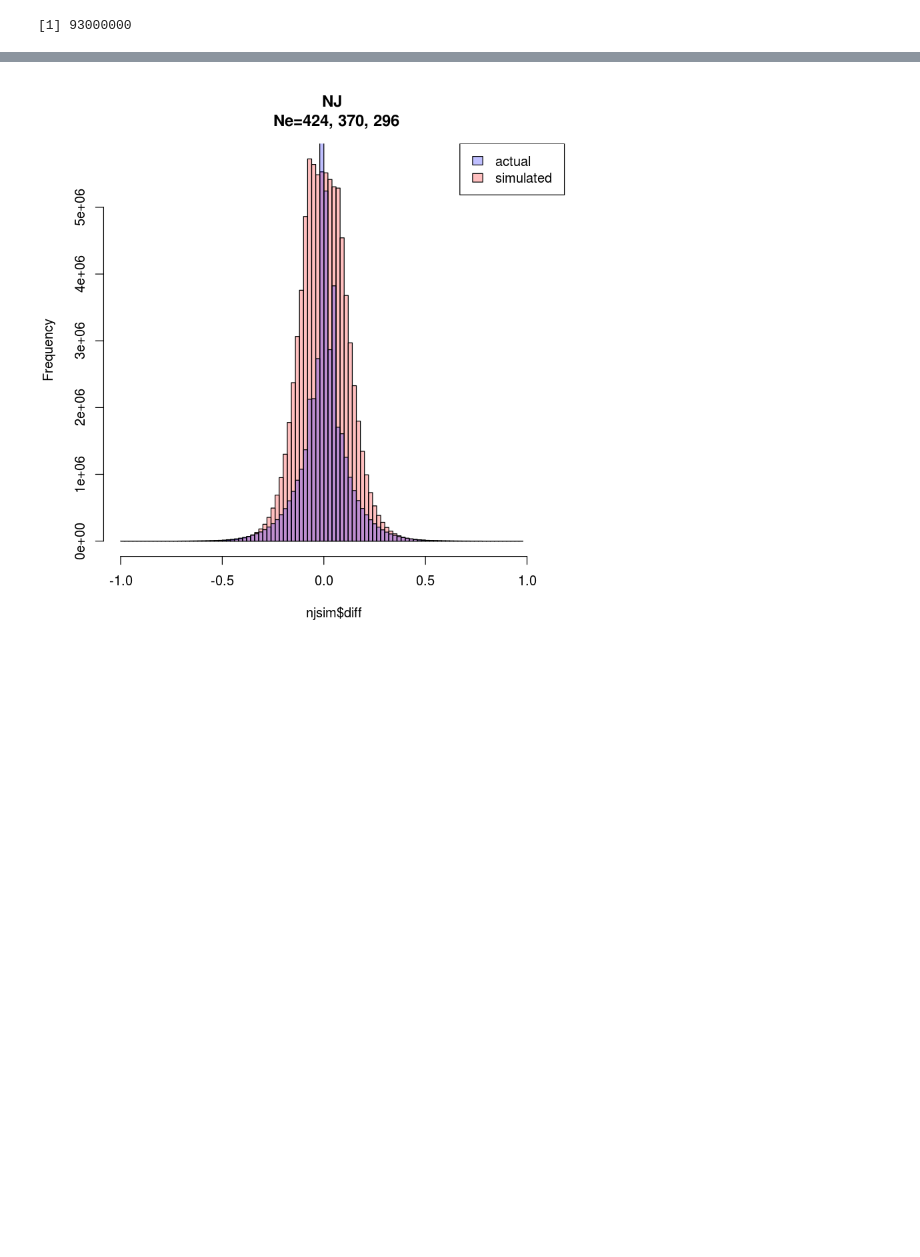
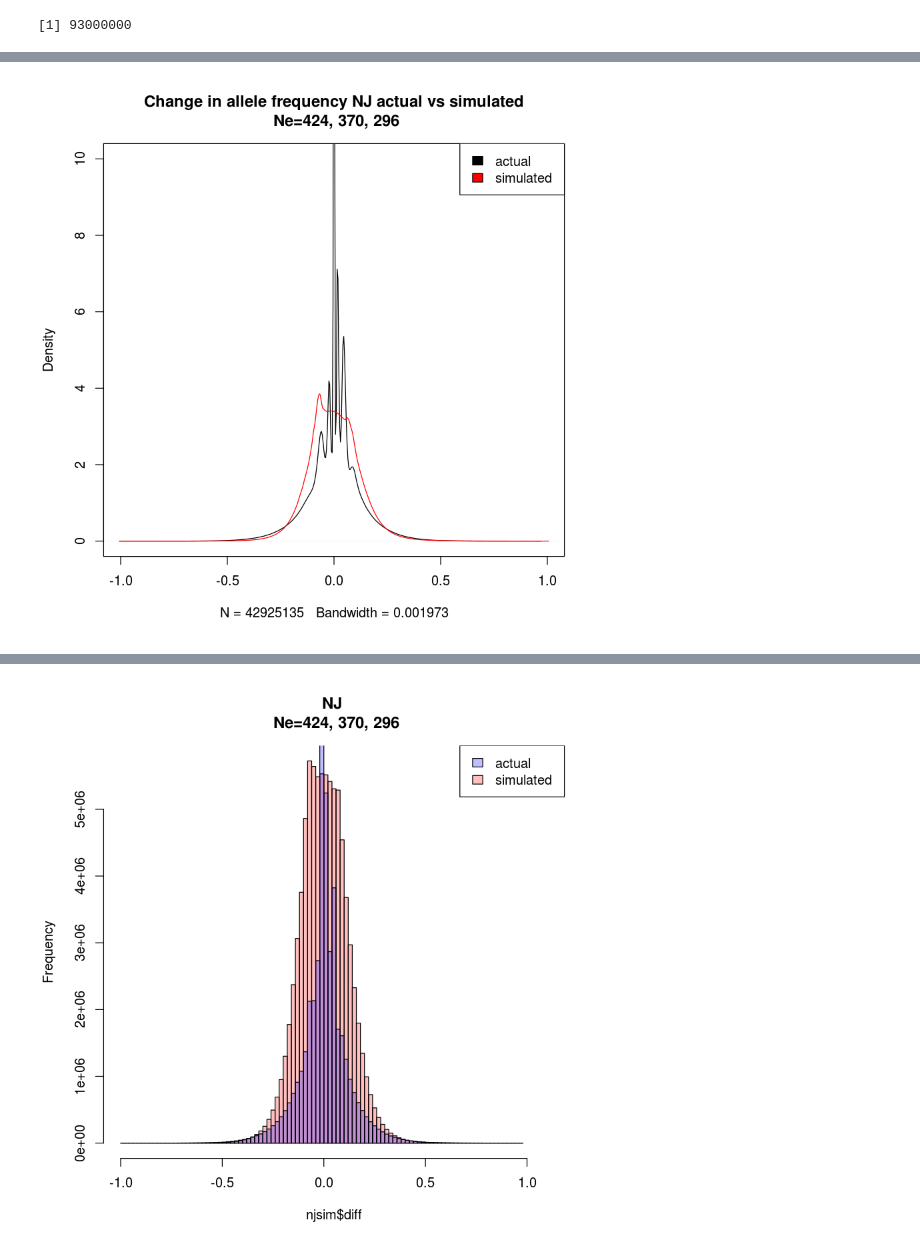
Before and after one commit to sagw/WNS_WGS, a Jupyter notebook: Notebooks/Angsd_all_SNP_graphs.ipynb, the cells around one changed output, grey strips where cells are left out. Saved outputs shown, nothing was run; the diff lists cells and outputs as text; code cells hidden in the pictures; blank space fills up the shorter version.

```diff
--- a/Notebooks/Angsd_all_SNP_graphs.ipynb
+++ b/Notebooks/Angsd_all_SNP_graphs.ipynb
@@ -346,0 +351,6 @@ NROW(njsim)
+# %%
+plot(density(njeusnpsAll$diff), main=" Change in allele frequency NJ actual vs simulated \n Ne=424, 370, 296", xlim=c(-1,1), ylim=c(0, 10))
+    lines(density(njsim$diff, na.rm=TRUE), col="red")
+legend("topright", c("actual", "simulated"), fill=c("black", "red"))
+# %% [output]
+[figure, added]
```
Also changed, not shown: parts of 7 cells of this notebook.
